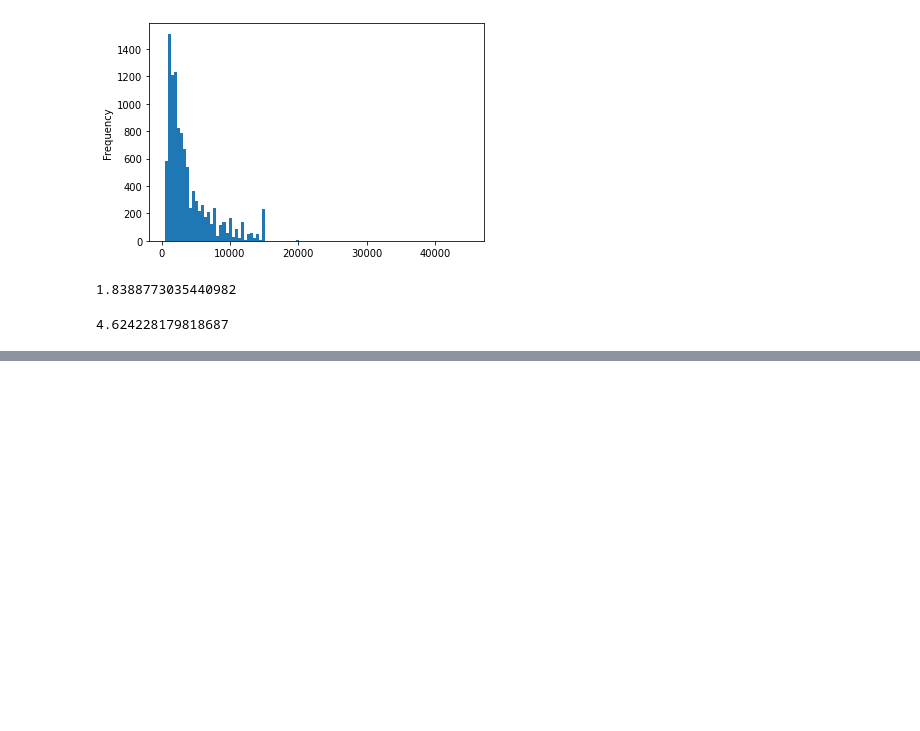
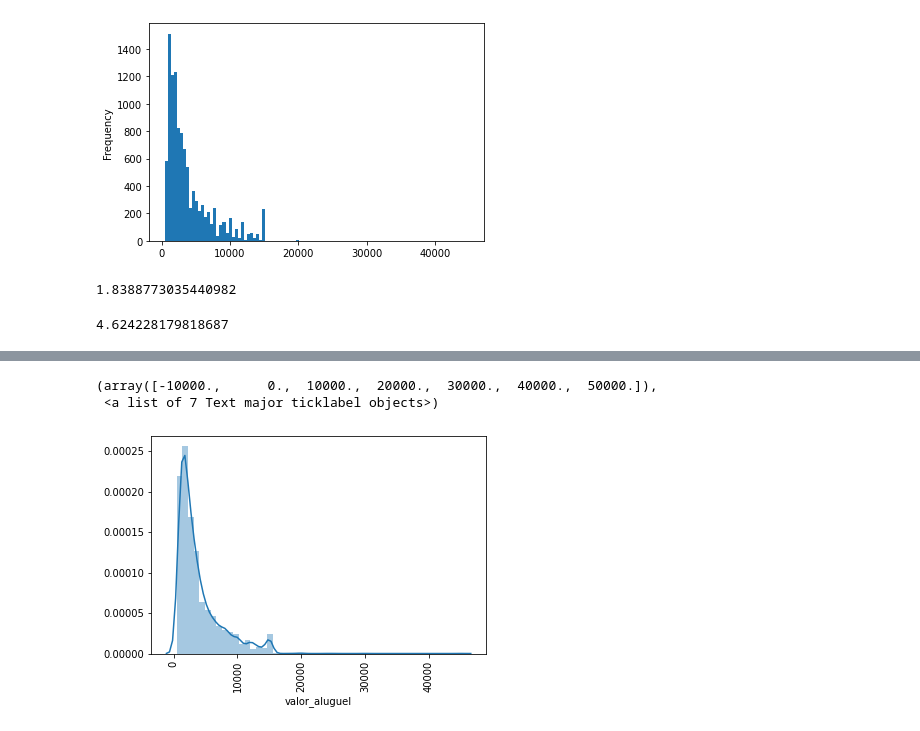
Before and after one commit to CostaPedroHenrique/codenation, a Jupyter notebook: Semana3Codenation.ipynb, the cells around one changed output, grey strips where cells are left out. Saved outputs shown, nothing was run; the diff lists cells and outputs as text; code cells hidden in the pictures; blank space fills up the shorter version.

```diff
--- a/Semana3Codenation.ipynb
+++ b/Semana3Codenation.ipynb
@@ -113,0 +264,7 @@ AttributeError: 'DataFrame' object has no attribute 'cors'
+# %%
+sns.distplot(df.valor_aluguel)
+plt.xticks(rotation = 90)
+# %% [output]
+(array([-10000.,      0.,  10000.,  20000.,  30000.,  40000.,  50000.]),
+ <a list of 7 Text major ticklabel objects>)
+[figure, added]
```
Also changed, not shown: parts of 23 cells of this notebook, 1 other file.
